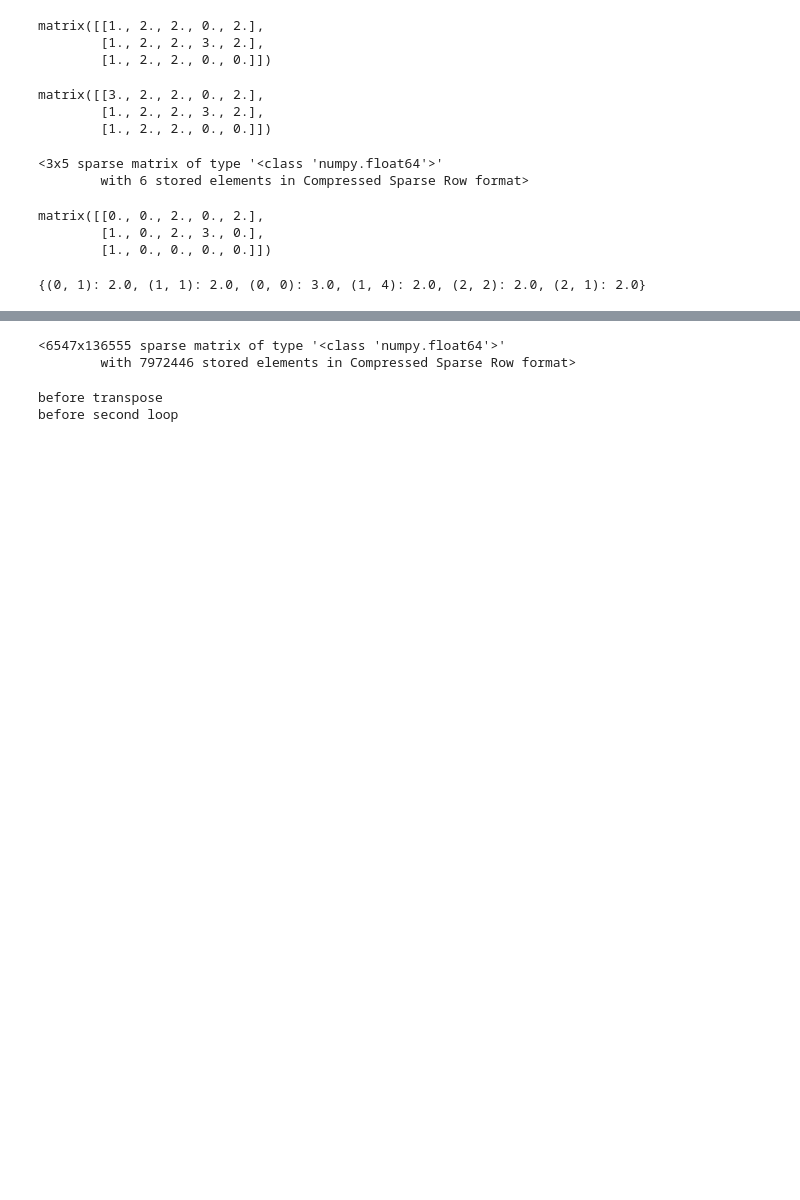
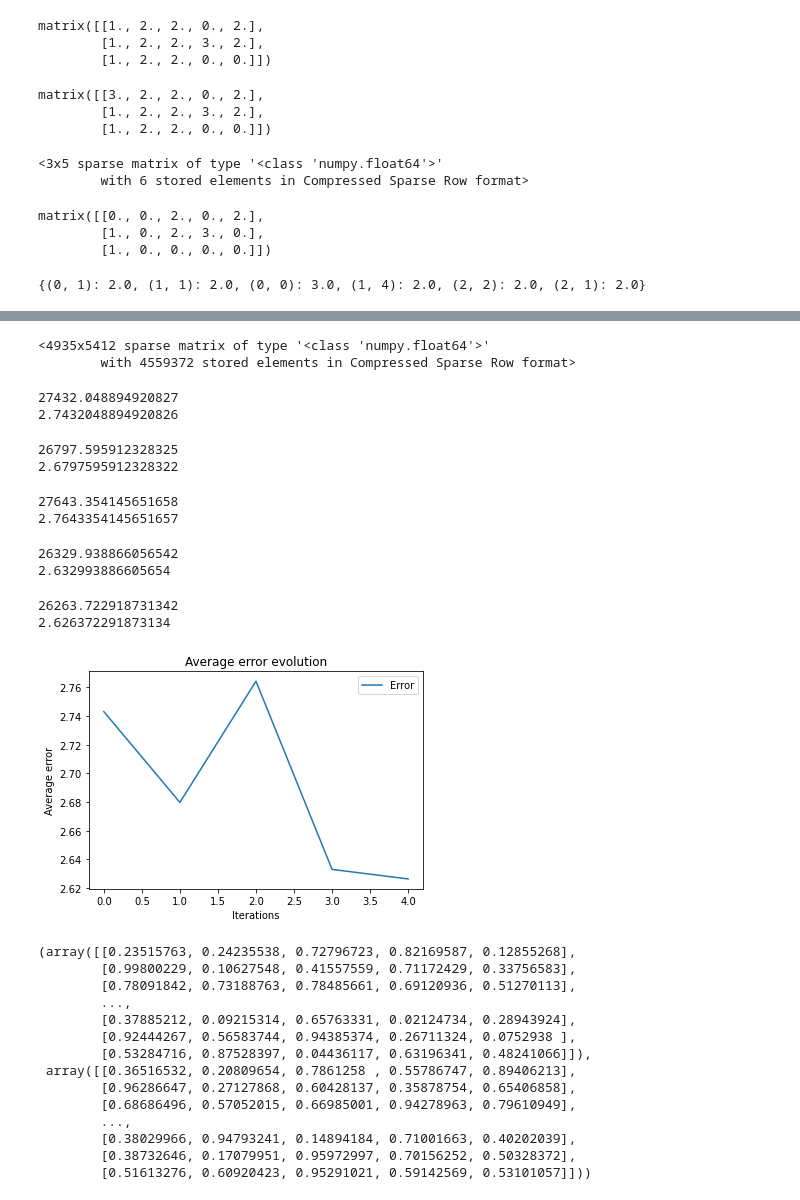
Before and after one commit to Fontanjo/SMA_Project, a Jupyter notebook: tester.ipynb, the cells around one changed output, grey strips where cells are left out. Saved outputs shown, nothing was run; the diff lists cells and outputs as text; code cells hidden in the pictures; blank space fills up the shorter version.

Commit message:
Fix problem of nan in matrix factorization

```diff
--- a/tester.ipynb
+++ b/tester.ipynb
@@ -297,12 +297,35 @@ sparse_user_item
 # %%
-reduced_user_item, dic = prepare_test_data_sparse(sparse_user_item, .001)
+reduced_user_item, dic = prepare_test_data_sparse(sparse_user_item, .01)
 # %%
 reduced_user_item
 # %% [output]
-<6547x136555 sparse matrix of type '<class 'numpy.float64'>'
-        with 7972446 stored elements in Compressed Sparse Row format>
+<4935x5412 sparse matrix of type '<class 'numpy.float64'>'
+        with 4559372 stored elements in Compressed Sparse Row format>
 # %%
-matrix_factorization(R=reduced_user_item, K=5, alpha=0.002, lambda_=0.02, max_iter=5)
+matrix_factorization(R=reduced_user_item, K=5, alpha=0.002, lambda_=0.02, max_iter=5, nb_batch=10000)
 # %% [output]
-before transpose
-before second loop
+27432.048894920827
+2.7432048894920826
+26797.595912328325
+2.6797595912328322
+27643.354145651658
+2.7643354145651657
+26329.938866056542
+2.632993886605654
+26263.722918731342
+2.626372291873134
+[figure, added]
+(array([[0.23515763, 0.24235538, 0.72796723, 0.82169587, 0.12855268],
+        [0.99800229, 0.10627548, 0.41557559, 0.71172429, 0.33756583],
+        [0.78091842, 0.73188763, 0.78485661, 0.69120936, 0.51270113],
+        ...,
+        [0.37885212, 0.09215314, 0.65763331, 0.02124734, 0.28943924],
+        [0.92444267, 0.56583744, 0.94385374, 0.26711324, 0.0752938 ],
+        [0.53284716, 0.87528397, 0.04436117, 0.63196341, 0.48241066]]),
+ array([[0.36516532, 0.20809654, 0.7861258 , 0.55786747, 0.89406213],
+        [0.96286647, 0.27127868, 0.60428137, 0.35878754, 0.65406858],
+        [0.68686496, 0.57052015, 0.66985001, 0.94278963, 0.79610949],
+        ...,
+        [0.38029966, 0.94793241, 0.14894184, 0.71001663, 0.40202039],
+        [0.38732646, 0.17079951, 0.95972997, 0.70156252, 0.50328372],
+        [0.51613276, 0.60920423, 0.95291021, 0.59142569, 0.53101057]]))
```
Also changed, not shown: parts of 6 cells of this notebook, 1 other file.
